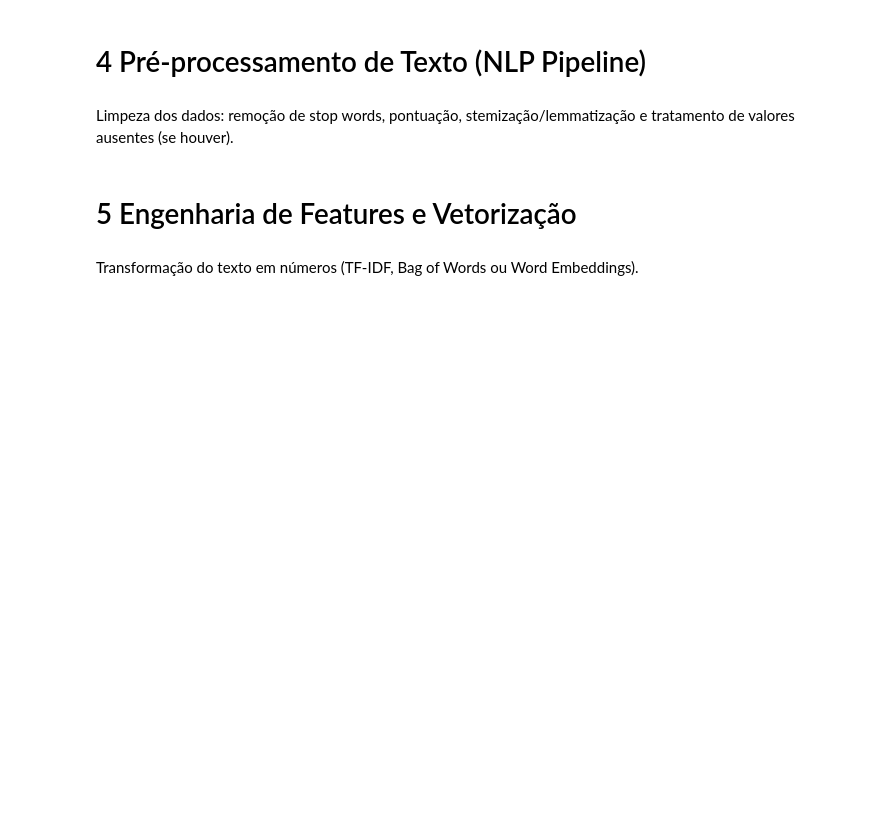
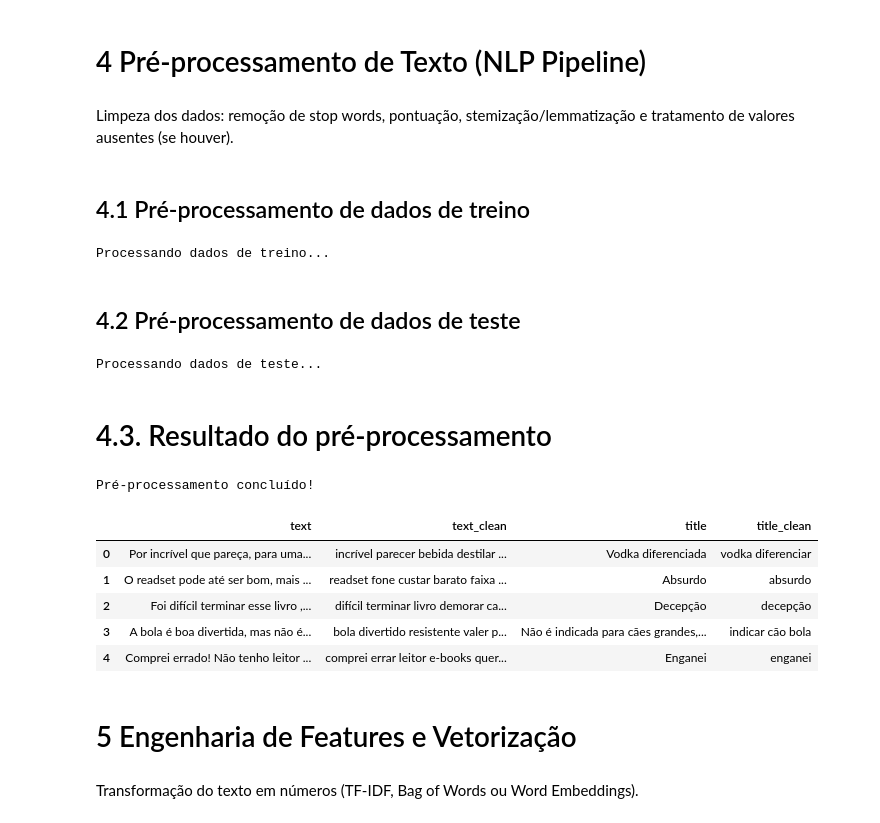
Before and after one commit to PedroYutaroUEA/rating-prediction-challenge, a Jupyter notebook: main.ipynb, the cells around one changed output. Drawn from its saved outputs; the diff is of its cells as text; code cells hidden in the pictures; blank space fills up the shorter version.

```diff
--- a/main.ipynb
+++ b/main.ipynb
@@ -281,6 +280,49 @@ AAAAAAAAAAAAAAAAAAAAAAAAAAAAAAAAAAAAA
 # 4 Pré-processamento de Texto (NLP Pipeline)
 # %% [markdown]
 Limpeza dos dados: remoção de stop words, pontuação, stemização/lemmatização e tratamento de valores ausentes (se houver).
+# %%
+def preprocess_text_spacy(texts):
+    # Trata valores ausentes e converte para string
+    texts = texts.fillna('').astype(str)
+
+    # Utiliza o nlp.pipe para processamento em lote (mais rápido)
+    # Desabilita 'ner' e 'parser' pois não são precisos para lemmatizar/limpar, ganhando desempenho
+    clean_texts = []
+    for doc in nlp.pipe(texts, disable=['ner', 'parser']):
+        # Lemmatização, remoção de stopwords, pontuações e espaços em branco
+        tokens = [token.lemma_.lower() for token in doc if not token.is_stop and not token.is_punct and not token.is_space]
+        clean_texts.append(" ".join(tokens))
+
+    return clean_texts
+# %% [markdown]
+## 4.1 Pré-processamento de dados de treino
+# %%
+print("Processando dados de treino...")
+train_df['text_clean'] = preprocess_text_spacy(train_df['text'])
+train_df['title_clean'] = preprocess_text_spacy(train_df['title'])
+# %% [output]
+Processando dados de treino...
+# %% [markdown]
+## 4.2 Pré-processamento de dados de teste
+# %%
+print("Processando dados de teste...")
+test_df['text_clean'] = preprocess_text_spacy(test_df['text'])
+test_df['title_clean'] = preprocess_text_spacy(test_df['title'])
+# %% [output]
+Processando dados de teste...
+# %% [markdown]
+# 4.3. Resultado do pré-processamento
+# %%
+print("Pré-processamento concluído!")
+train_df[['text', 'text_clean', 'title', 'title_clean']].head()
+# %% [output]
+Pré-processamento concluído!
+|  | text | text_clean | title | title_clean |
+| 0 | Por incrível que pareça, para uma... | incrível parecer bebida destilar ... | Vodka diferenciada | vodka diferenciar |
+| 1 | O readset pode até ser bom, mais ... | readset fone custar barato faixa ... | Absurdo | absurdo |
+| 2 | Foi difícil terminar esse livro ,... | difícil terminar livro demorar ca... | Decepção | decepção |
+| 3 | A bola é boa divertida, mas não é... | bola divertido resistente valer p... | Não é indicada para cães grandes,... | indicar cão bola |
+| 4 | Comprei errado! Não tenho leitor ... | comprei errar leitor e-books quer... | Enganei | enganei |
 # %% [markdown]
 # 5 Engenharia de Features e Vetorização
 # %% [markdown]
```
Also changed, not shown: parts of 16 cells of this notebook, 1 other file.
